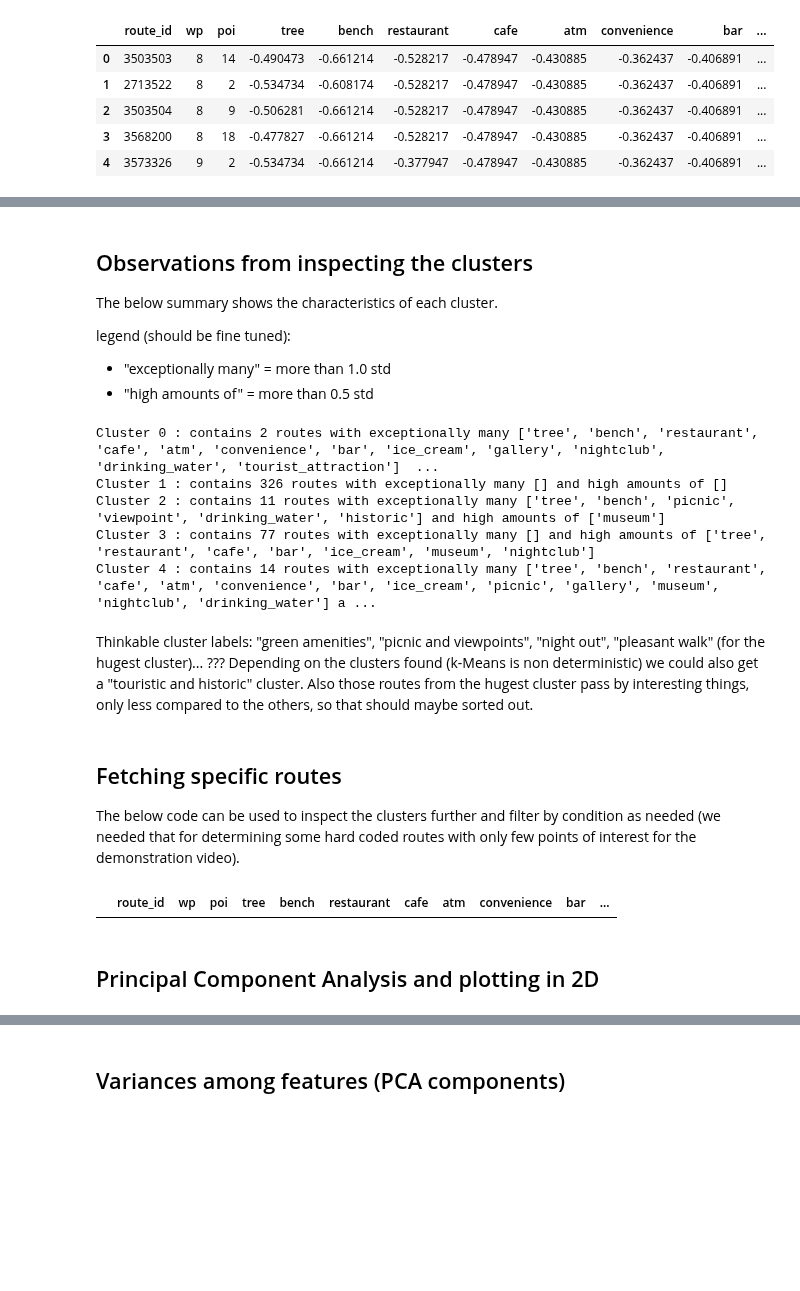
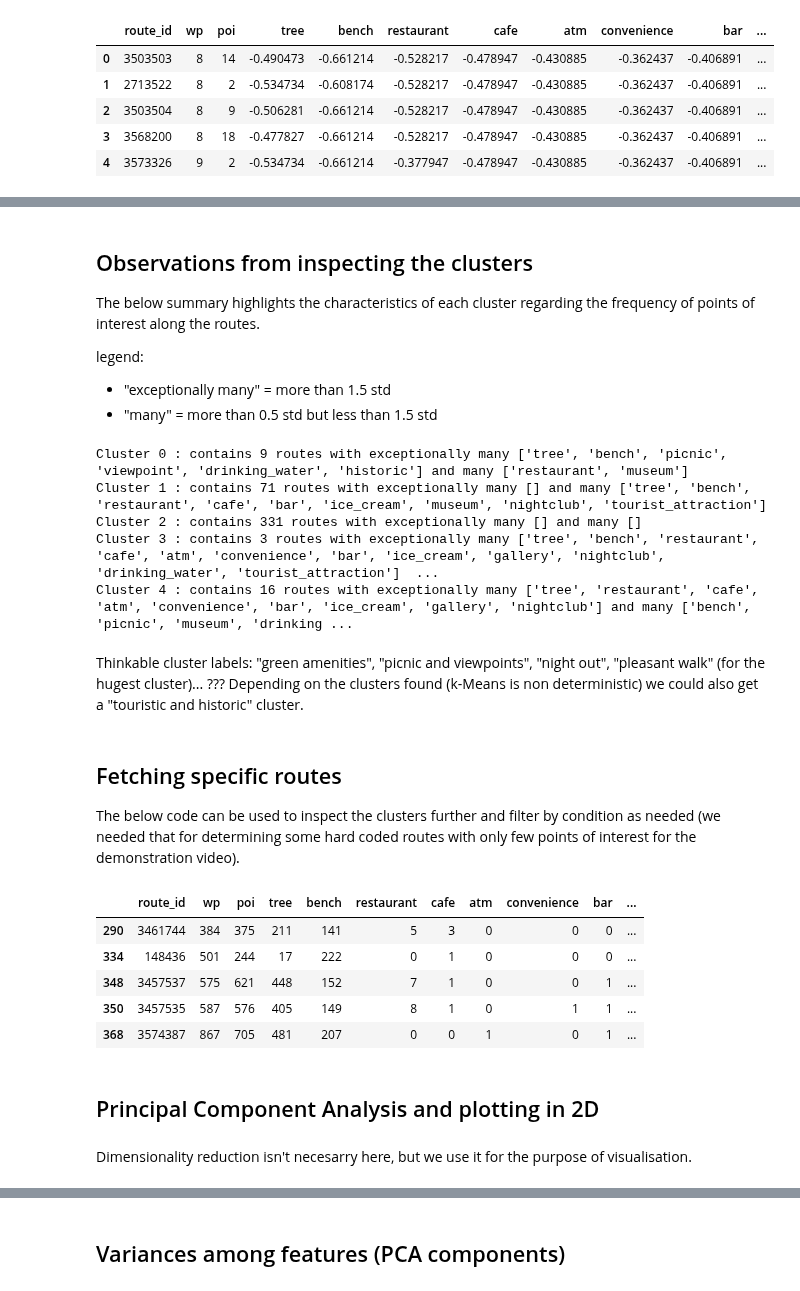
Before and after one commit to TechLabs-Berlin/wt21-way-to-go, a Jupyter notebook: machine_learning/KMeans_poicount_data.ipynb, the cells around one changed output, grey strips where cells are left out. Drawn from its saved outputs; the diff is of its cells as text; code cells hidden in the pictures; blank space fills up the shorter version.

```diff
--- a/machine_learning/KMeans_poicount_data.ipynb
+++ b/machine_learning/KMeans_poicount_data.ipynb
@@ -342,24 +340,26 @@ dtype: float64
 Observations from inspecting the clusters
 -----
 
-The below summary shows the characteristics of each cluster.
+The below summary highlights the characteristics of each cluster regarding the frequency of points of interest along the routes.
 
-legend (should be fine tuned):
-- "exceptionally many" = more than 1.0 std
-- "high amounts of" = more than 0.5 std
+legend:
+- "exceptionally many" = more than 1.5 std
+- "many" = more than 0.5 std but less than 1.5 std
 # %%
 # Printing the major components of each cluster
 for ele in np.unique(label):
     series = df_poistand_cluster[df_poistand_cluster['cluster'] == ele].iloc[:, 3:-1].mean()
-    print('Cluster', np.unique(label)[ele], ': contains', dict(zip(unique, counts))[np.unique(label)[ele]],'routes with exceptionally many', [ele for ele in series.loc[series >= 1.0].index],'and high amounts of', [ele for ele in series.loc[(series >= 0.5) & (series < 1.0)].index])
+    print('Cluster', np.unique(label)[ele], ': contains', dict(zip(unique, counts))[np.unique(label)[ele]],
+    'routes with exceptionally many', [ele for ele in series.loc[series >= 1.5].index],
+    'and many', [ele for ele in series.loc[(series >= 0.5) & (series < 1.5)].index])
 # %% [output]
-Cluster 0 : contains 2 routes with exceptionally many ['tree', 'bench', 'restaurant', 'cafe', 'atm', 'convenience', 'bar', 'ice_cream', 'gallery', 'nightclub', 'drinking_water', 'tourist_attraction']  ...
-Cluster 1 : contains 326 routes with exceptionally many [] and high amounts of []
-Cluster 2 : contains 11 routes with exceptionally many ['tree', 'bench', 'picnic', 'viewpoint', 'drinking_water', 'historic'] and high amounts of ['museum']
-Cluster 3 : contains 77 routes with exceptionally many [] and high amounts of ['tree', 'restaurant', 'cafe', 'bar', 'ice_cream', 'museum', 'nightclub']
-Cluster 4 : contains 14 routes with exceptionally many ['tree', 'bench', 'restaurant', 'cafe', 'atm', 'convenience', 'bar', 'ice_cream', 'picnic', 'gallery', 'museum', 'nightclub', 'drinking_water'] a ...
+Cluster 0 : contains 9 routes with exceptionally many ['tree', 'bench', 'picnic', 'viewpoint', 'drinking_water', 'historic'] and many ['restaurant', 'museum']
+Cluster 1 : contains 71 routes with exceptionally many [] and many ['tree', 'bench', 'restaurant', 'cafe', 'bar', 'ice_cream', 'museum', 'nightclub', 'tourist_attraction']
+Cluster 2 : contains 331 routes with exceptionally many [] and many []
+Cluster 3 : contains 3 routes with exceptionally many ['tree', 'bench', 'restaurant', 'cafe', 'atm', 'convenience', 'bar', 'ice_cream', 'gallery', 'nightclub', 'drinking_water', 'tourist_attraction']  ...
+Cluster 4 : contains 16 routes with exceptionally many ['tree', 'restaurant', 'cafe', 'atm', 'convenience', 'bar', 'ice_cream', 'gallery', 'nightclub'] and many ['bench', 'picnic', 'museum', 'drinking ...
 # %% [markdown]
-Thinkable cluster labels: "green amenities", "picnic and viewpoints", "night out", "pleasant walk" (for the hugest cluster)... ??? Depending on the clusters found (k-Means is non deterministic) we could also get a "touristic and historic" cluster. Also those routes from the hugest cluster pass by interesting things, only less compared to the others, so that should maybe sorted out.
+Thinkable cluster labels: "green amenities", "picnic and viewpoints", "night out", "pleasant walk" (for the hugest cluster)... ??? Depending on the clusters found (k-Means is non deterministic) we could also get a "touristic and historic" cluster.
 # %% [markdown]
 Fetching specific routes
 ----
@@ -379,15 +379,22 @@ df_poicount.rename(columns={"wp_count": "wp", "poi_count": "poi", "tree_count":
 df_clustered = df_poicount.join(df_right)
 # %%
 # getting information for certain clusters
-condition1 = df_clustered['cluster'] == 5 # number of cluster
-condition2 = df_clustered['poi'] < 200
+condition1 = df_clustered['cluster'] == 0 # number of cluster
+condition2 = df_clustered['poi'] < 1000
 condition3 = df_clustered['poi'] > 10
 df_clustered[condition1 & condition2 & condition3]
 # %% [output]
 |  | route_id | wp | poi | tree | bench | restaurant | cafe | atm | convenience | bar | ... |
+| 290 | 3461744 | 384 | 375 | 211 | 141 | 5 | 3 | 0 | 0 | 0 | ... |
+| 334 | 148436 | 501 | 244 | 17 | 222 | 0 | 1 | 0 | 0 | 0 | ... |
+| 348 | 3457537 | 575 | 621 | 448 | 152 | 7 | 1 | 0 | 0 | 1 | ... |
+| 350 | 3457535 | 587 | 576 | 405 | 149 | 8 | 1 | 0 | 1 | 1 | ... |
+| 368 | 3574387 | 867 | 705 | 481 | 207 | 0 | 0 | 1 | 0 | 1 | ... |
 # %% [markdown]
 Principal Component Analysis and plotting in 2D
 -----------------------
+# %% [markdown]
+Dimensionality reduction isn't necesarry here, but we use it for the purpose of visualisation.
 # %%
 # Principal Component Analysis
 pca = PCA(n_components=2)
```
Also changed, not shown: parts of 27 cells of this notebook.
